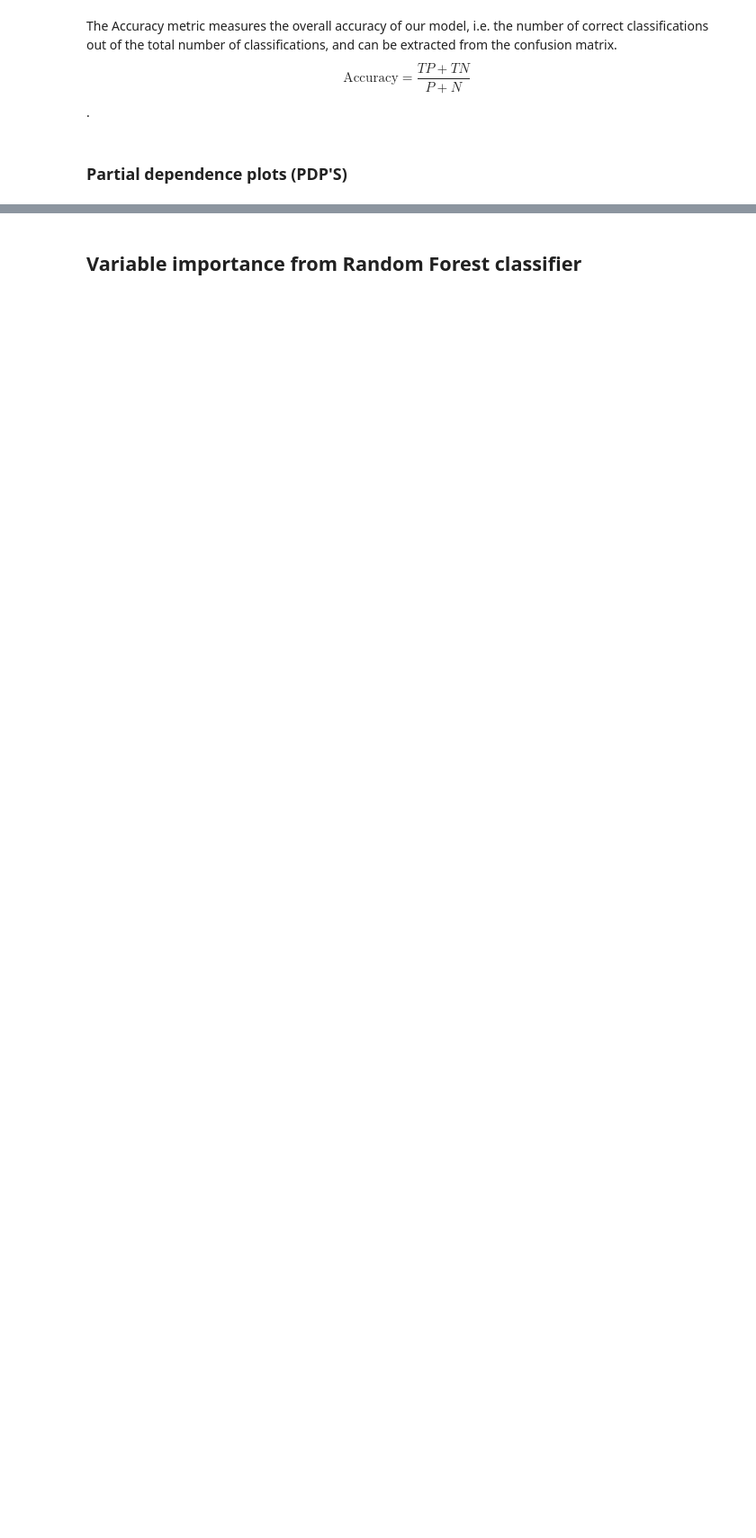
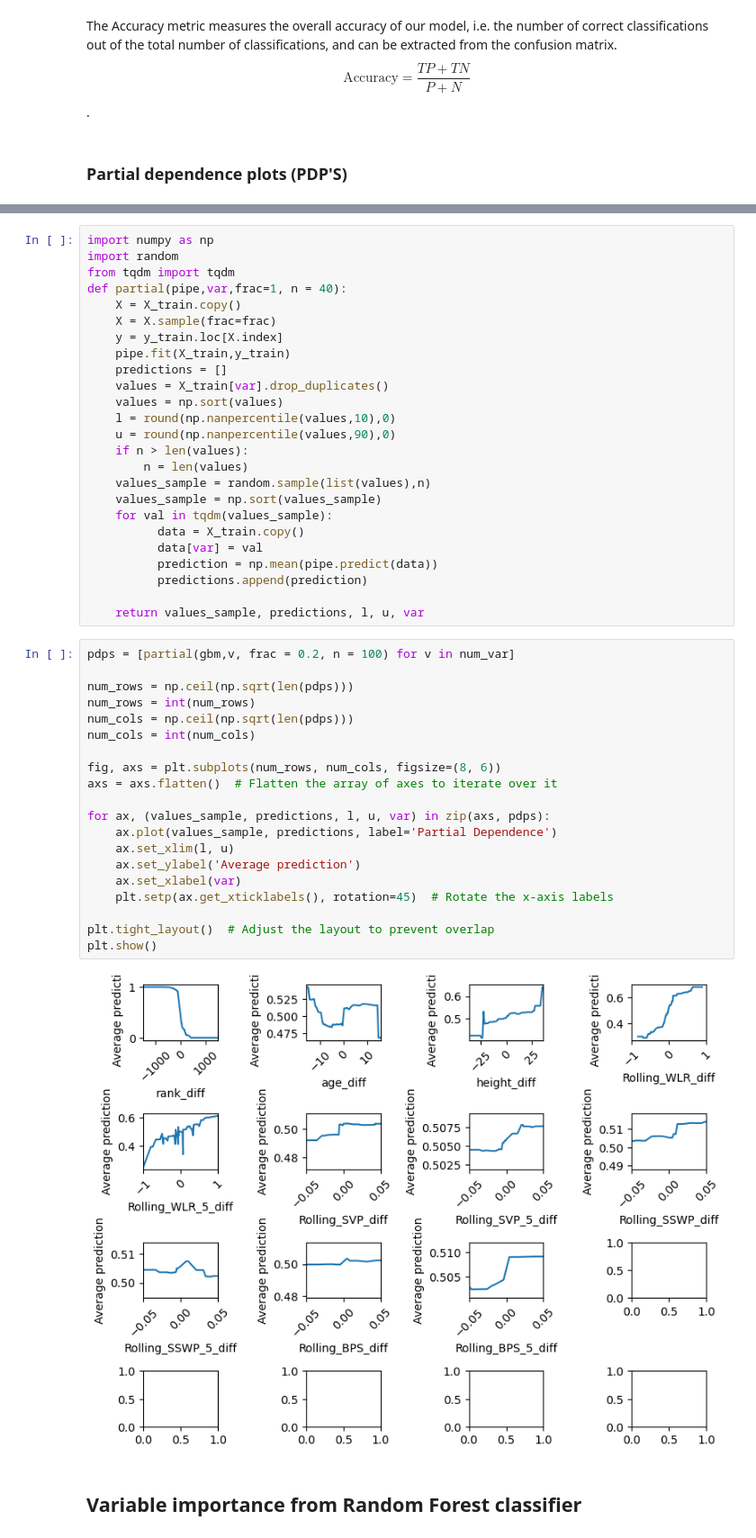
Before and after one commit to Alla977/Predicting-ATP-Tennis-Match-Outcomes, a Jupyter notebook: Machine Learning Models.ipynb, the cells around one changed output, grey strips where cells are left out. Shown at 90% size. Saved outputs shown, nothing was run; the diff lists cells and outputs as text; blank space fills up the shorter version.

```diff
--- a/Machine Learning Models.ipynb
+++ b/Machine Learning Models.ipynb
@@ -126,3 +128,50 @@ plt.show() #
+# %%
+import numpy as np
+import random
+from tqdm import tqdm
+def partial(pipe,var,frac=1, n = 40):
+    X = X_train.copy()
+    X = X.sample(frac=frac)
+    y = y_train.loc[X.index]
+    pipe.fit(X_train,y_train)
+    predictions = []
+    values = X_train[var].drop_duplicates()
+    values = np.sort(values)
+    l = round(np.nanpercentile(values,10),0)
+    u = round(np.nanpercentile(values,90),0)
+    if n > len(values):
+        n = len(values)
+    values_sample = random.sample(list(values),n)
+    values_sample = np.sort(values_sample)
+    for val in tqdm(values_sample):
+          data = X_train.copy()
+          data[var] = val
+          prediction = np.mean(pipe.predict(data))
+          predictions.append(prediction)
+
+    return values_sample, predictions, l, u, var
+# %%
+pdps = [partial(gbm,v, frac = 0.2, n = 100) for v in num_var]
+
+num_rows = np.ceil(np.sqrt(len(pdps)))
+num_rows = int(num_rows)
+num_cols = np.ceil(np.sqrt(len(pdps)))
+num_cols = int(num_cols)
+
+fig, axs = plt.subplots(num_rows, num_cols, figsize=(8, 6))
+axs = axs.flatten()  # Flatten the array of axes to iterate over it
+
+for ax, (values_sample, predictions, l, u, var) in zip(axs, pdps):
+    ax.plot(values_sample, predictions, label='Partial Dependence')
+    ax.set_xlim(l, u)
+    ax.set_ylabel('Average prediction')
+    ax.set_xlabel(var)
+    plt.setp(ax.get_xticklabels(), rotation=45)  # Rotate the x-axis labels
+
+plt.tight_layout()  # Adjust the layout to prevent overlap
+plt.show()
+# %% [output]
+[figure, added]
 # %% [markdown]
 ## Variable importance from Random Forest classifier
 # %%
```
Also changed, not shown: parts of 13 cells of this notebook, 1 other file.
